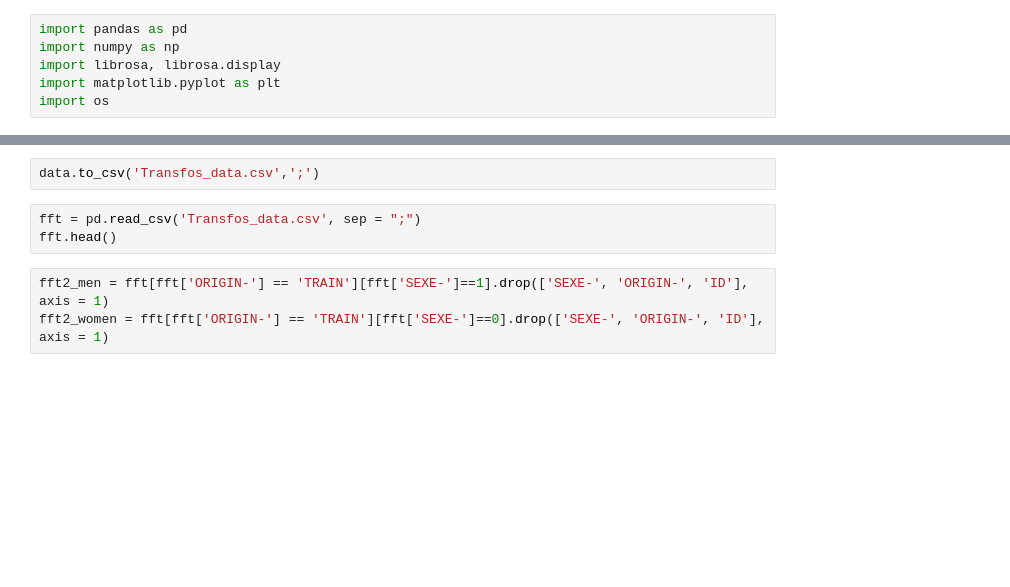
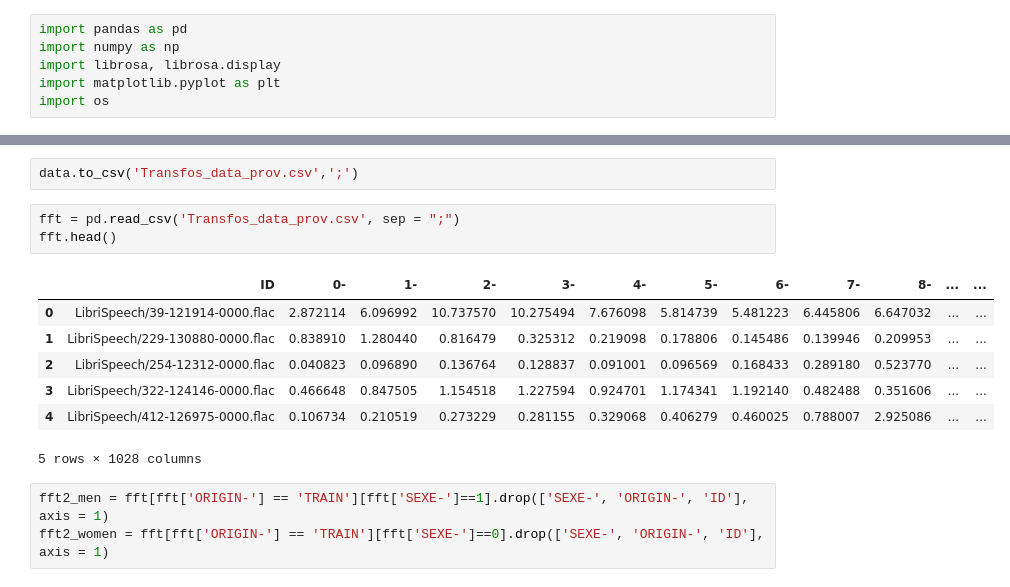
Before and after one commit to corentinpla/hackathon-statup-2022, a Jupyter notebook: Reconnaissance Femme_Homme/3.Vectorisation_sélection.ipynb, the cells around one changed output, grey strips where cells are left out. Drawn from its saved outputs; the diff is of its cells as text; blank space fills up the shorter version.

```diff
--- a/Reconnaissance Femme_Homme/3.Vectorisation_sélection.ipynb
+++ b/Reconnaissance Femme_Homme/3.Vectorisation_sélection.ipynb
@@ -39,8 +64,16 @@ data
 # %%
-data.to_csv('Transfos_data.csv',';')
+data.to_csv('Transfos_data_prov.csv',';')
 # %%
-fft = pd.read_csv('Transfos_data.csv', sep = ";")
+fft = pd.read_csv('Transfos_data_prov.csv', sep = ";")
 fft.head()
+# %% [output]
+|  | ID | 0- | 1- | 2- | 3- | 4- | 5- | 6- | 7- | 8- | ... | ... |
+| 0 | LibriSpeech/39-121914-0000.flac | 2.872114 | 6.096992 | 10.737570 | 10.275494 | 7.676098 | 5.814739 | 5.481223 | 6.445806 | 6.647032 | ... | ... |
+| 1 | LibriSpeech/229-130880-0000.flac | 0.838910 | 1.280440 | 0.816479 | 0.325312 | 0.219098 | 0.178806 | 0.145486 | 0.139946 | 0.209953 | ... | ... |
+| 2 | LibriSpeech/254-12312-0000.flac | 0.040823 | 0.096890 | 0.136764 | 0.128837 | 0.091001 | 0.096569 | 0.168433 | 0.289180 | 0.523770 | ... | ... |
+| 3 | LibriSpeech/322-124146-0000.flac | 0.466648 | 0.847505 | 1.154518 | 1.227594 | 0.924701 | 1.174341 | 1.192140 | 0.482488 | 0.351606 | ... | ... |
+| 4 | LibriSpeech/412-126975-0000.flac | 0.106734 | 0.210519 | 0.273229 | 0.281155 | 0.329068 | 0.406279 | 0.460025 | 0.788007 | 2.925086 | ... | ... |
+5 rows × 1028 columns
 # %%
 fft2_men = fft[fft['ORIGIN-'] == 'TRAIN'][fft['SEXE-']==1].drop(['SEXE-', 'ORIGIN-', 'ID'], axis = 1)
 fft2_women = fft[fft['ORIGIN-'] == 'TRAIN'][fft['SEXE-']==0].drop(['SEXE-', 'ORIGIN-', 'ID'], axis = 1)
```
Also changed, not shown: parts of 6 cells of this notebook, 2 other files.
